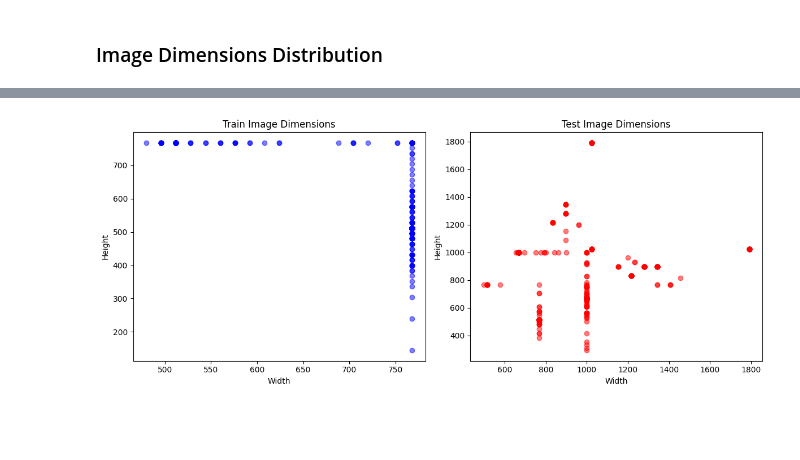
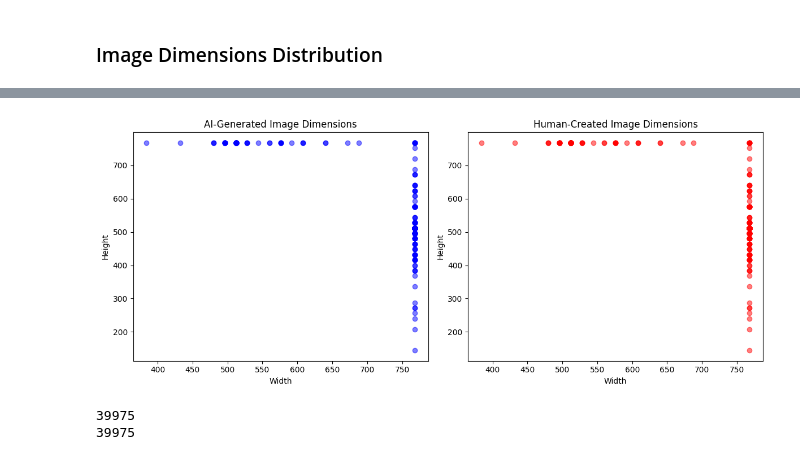
Before and after one commit to jh000107/AI-Image-Detector, a Jupyter notebook: eda.ipynb, the cells around one changed output, grey strips where cells are left out. Drawn from its saved outputs; the diff is of its cells as text; code cells hidden in the pictures; blank space fills up the shorter version.

```diff
--- a/eda.ipynb
+++ b/eda.ipynb
@@ -152,40 +189,36 @@ plot_class_distribution(train_df)
 # %%
-# Plot image dimensions
-def plot_image_dimension(train_df, test_df, sample_size=500):
-    train_image_dimensions = []
-    test_image_dimensions = []
 
-    train_image_paths = train_df['file_name'].sample(sample_size, random_state=42)
-    test_image_paths = test_df['file_name'].sample(sample_size, random_state=42)
 
-    for train_image_path, test_image_path in zip(train_image_paths, test_image_paths):
-        train_img = cv2.imread(train_image_path)
-        test_img = cv2.imread(test_image_path)
-
-        h1, w1, _ = train_img.shape
-        h2, w2, _ = test_img.shape
-
-        train_image_dimensions.append((w1, h1))
-        test_image_dimensions.append((w2, h2))
+# Plot AI-Generated and Human-Created image dimensions in the training dataset
+def plot_ai_human_image_dimension(df, sample_size=500):
+    ai_image_dimensions = get_image_dimension(df[df['label'] == 1]['file_name'], sample_size)
+    human_image_dimensions = get_image_dimension(df[df['label'] == 0]['file_name'], sample_size)
 
     fig, axes = plt.subplots(1, 2, figsize=(12, 5))
 
-    train_dim_df = pd.DataFrame(train_image_dimensions, columns=['width', 'height'])
-    test_dim_df = pd.DataFrame(test_image_dimensions, columns=['width', 'height'])
-
-    axes[0].scatter(train_dim_df['width'], train_dim_df['height'], alpha=0.5, c='blue', marker='o')
+    axes[0].scatter(ai_image_dimensions['width'], ai_image_dimensions['height'], alpha=0.5, c='blue', marker='o')
     axes[0].set_xlabel('Width')
     axes[0].set_ylabel('Height')
-    axes[0].set_title('Train Image Dimensions')
+    axes[0].set_title('AI-Generated Image Dimensions')
 
-    axes[1].scatter(test_dim_df['width'], test_dim_df['height'], alpha=0.5, c='red', marker='o')
+    axes[1].scatter(human_image_dimensions['width'], human_image_dimensions['height'], alpha=0.5, c='red', marker='o')
     axes[1].set_xlabel('Width')
     axes[1].set_ylabel('Height')
-    axes[1].set_title('Test Image Dimensions')
+    axes[1].set_title('Human-Created Image Dimensions')
 
     plt.tight_layout()
     plt.show()
 
-plot_image_dimension(train_df, test_df)
+plot_ai_human_image_dimension(train_df)
 # %% [output]
-[figure, old version]
+[figure, new version]
+# %%
+# Quick check to see if the image dimensions are the same for AI-Generated and Human-Created images
+ai_image_dimensions = get_image_dimension(train_df[train_df['label'] == 1]['file_name'], 39975)
+human_image_dimensions = get_image_dimension(train_df[train_df['label'] == 0]['file_name'], 39975)
+
+print((ai_image_dimensions['width'] == human_image_dimensions['width']).sum())
+print((ai_image_dimensions['height'] == human_image_dimensions['height']).sum())
+# %% [output]
+39975
+39975
```
Also changed, not shown: parts of 1 cell of this notebook.
